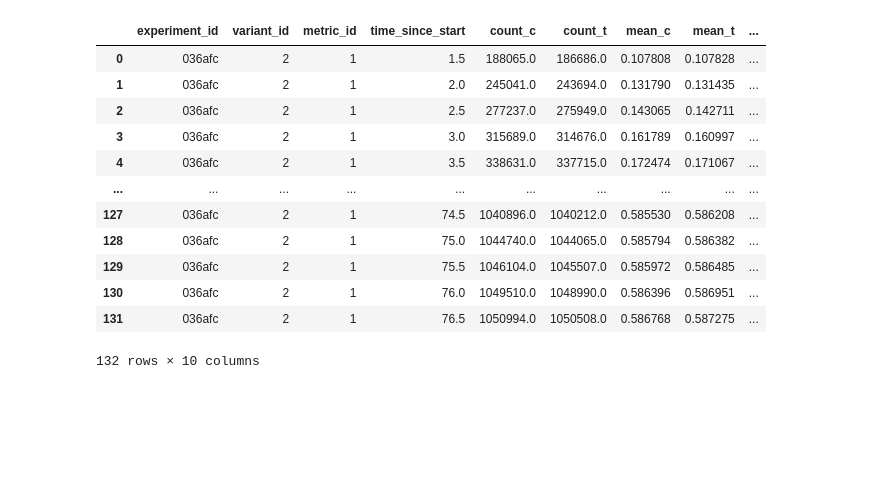
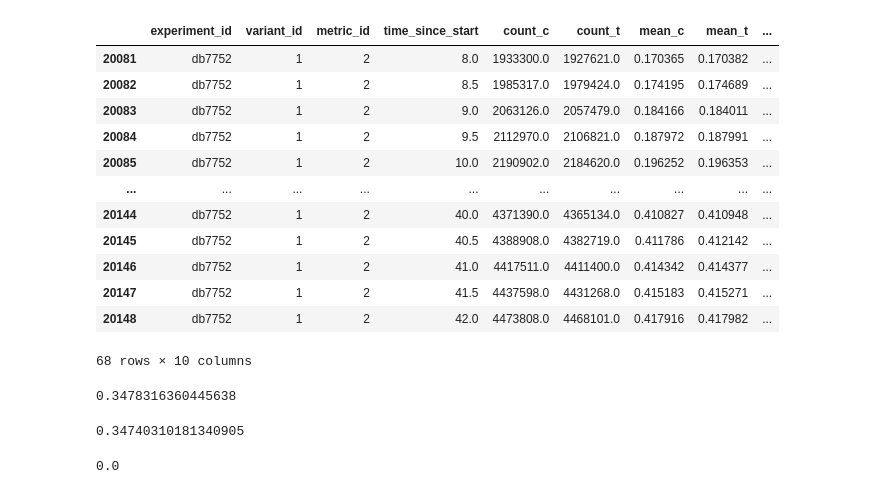
Before and after one commit to madanmohan-venkatesan/notebooks, a Jupyter notebook: sequential_testing_for_count_and_countinuous_data_using_ASOS_dataset.ipynb, the cells around one changed output. Cells and saved outputs as stored; diff of their text form; code cells hidden in the pictures; blank space fills up the shorter version.

```diff
--- a/sequential_testing_for_count_and_countinuous_data_using_ASOS_dataset.ipynb
+++ b/sequential_testing_for_count_and_countinuous_data_using_ASOS_dataset.ipynb
@@ -58,30 +80,30 @@ abtest_metrics_df["metric_id"]=abtest_metrics_df["metric_id"].astype("category")
 # %%
 # Filter by
 ## experiment_id
 ## variant_id
 ## metric_id
 # Return all columns
 
-exp_id="036afc"
-var_id=2
-met_id=1
+exp_id="db7752"
+var_id=1
+met_id=2
 
 abtest_metrics_df_filtered=abtest_metrics_df.loc[(abtest_metrics_df['experiment_id']==exp_id) &\
                                                  (abtest_metrics_df['variant_id']==var_id) &\
                                                  (abtest_metrics_df['metric_id']==met_id)]
 
 abtest_metrics_df_filtered
 # %% [output]
 |  | experiment_id | variant_id | metric_id | time_since_start | count_c | count_t | mean_c | mean_t | ... |
-| 0 | 036afc | 2 | 1 | 1.5 | 188065.0 | 186686.0 | 0.107808 | 0.107828 | ... |
-| 1 | 036afc | 2 | 1 | 2.0 | 245041.0 | 243694.0 | 0.131790 | 0.131435 | ... |
-| 2 | 036afc | 2 | 1 | 2.5 | 277237.0 | 275949.0 | 0.143065 | 0.142711 | ... |
-| 3 | 036afc | 2 | 1 | 3.0 | 315689.0 | 314676.0 | 0.161789 | 0.160997 | ... |
-| 4 | 036afc | 2 | 1 | 3.5 | 338631.0 | 337715.0 | 0.172474 | 0.171067 | ... |
+| 20081 | db7752 | 1 | 2 | 8.0 | 1933300.0 | 1927621.0 | 0.170365 | 0.170382 | ... |
+| 20082 | db7752 | 1 | 2 | 8.5 | 1985317.0 | 1979424.0 | 0.174195 | 0.174689 | ... |
+| 20083 | db7752 | 1 | 2 | 9.0 | 2063126.0 | 2057479.0 | 0.184166 | 0.184011 | ... |
+| 20084 | db7752 | 1 | 2 | 9.5 | 2112970.0 | 2106821.0 | 0.187972 | 0.187991 | ... |
+| 20085 | db7752 | 1 | 2 | 10.0 | 2190902.0 | 2184620.0 | 0.196252 | 0.196353 | ... |
 | ... | ... | ... | ... | ... | ... | ... | ... | ... | ... |
-| 127 | 036afc | 2 | 1 | 74.5 | 1040896.0 | 1040212.0 | 0.585530 | 0.586208 | ... |
-| 128 | 036afc | 2 | 1 | 75.0 | 1044740.0 | 1044065.0 | 0.585794 | 0.586382 | ... |
-| 129 | 036afc | 2 | 1 | 75.5 | 1046104.0 | 1045507.0 | 0.585972 | 0.586485 | ... |
-| 130 | 036afc | 2 | 1 | 76.0 | 1049510.0 | 1048990.0 | 0.586396 | 0.586951 | ... |
-| 131 | 036afc | 2 | 1 | 76.5 | 1050994.0 | 1050508.0 | 0.586768 | 0.587275 | ... |
+| 20144 | db7752 | 1 | 2 | 40.0 | 4371390.0 | 4365134.0 | 0.410827 | 0.410948 | ... |
+| 20145 | db7752 | 1 | 2 | 40.5 | 4388908.0 | 4382719.0 | 0.411786 | 0.412142 | ... |
+| 20146 | db7752 | 1 | 2 | 41.0 | 4417511.0 | 4411400.0 | 0.414342 | 0.414377 | ... |
+| 20147 | db7752 | 1 | 2 | 41.5 | 4437598.0 | 4431268.0 | 0.415183 | 0.415271 | ... |
+| 20148 | db7752 | 1 | 2 | 42.0 | 4473808.0 | 4468101.0 | 0.417916 | 0.417982 | ... |
-132 rows × 10 columns
+68 rows × 10 columns
@@ -87,0 +157,20 @@ abtest_metrics_df_filtered
+# %%
+ctrl_c=188065
+ctrl_mu=0.3478316360445638
+ctrl_prb=bin_assignment_probability_calc(ctrl_c,ctrl_mu)
+ctrl_prb
+# %% [output]
+0.3478316360445638
+# %%
+trt_c=186686
+trt_mu=0.34740310181340905
+trt_prb=bin_assignment_probability_calc(trt_c,trt_mu)
+trt_prb
+# %% [output]
+0.34740310181340905
+# %%
+counts = [ctrl_c, trt_c]
+assignment_probabilities = [ctrl_prb, trt_prb]
+sequential_p_value(counts, assignment_probabilities)
+# %% [output]
+0.0
```
Also changed, not shown: parts of 9 cells of this notebook.
